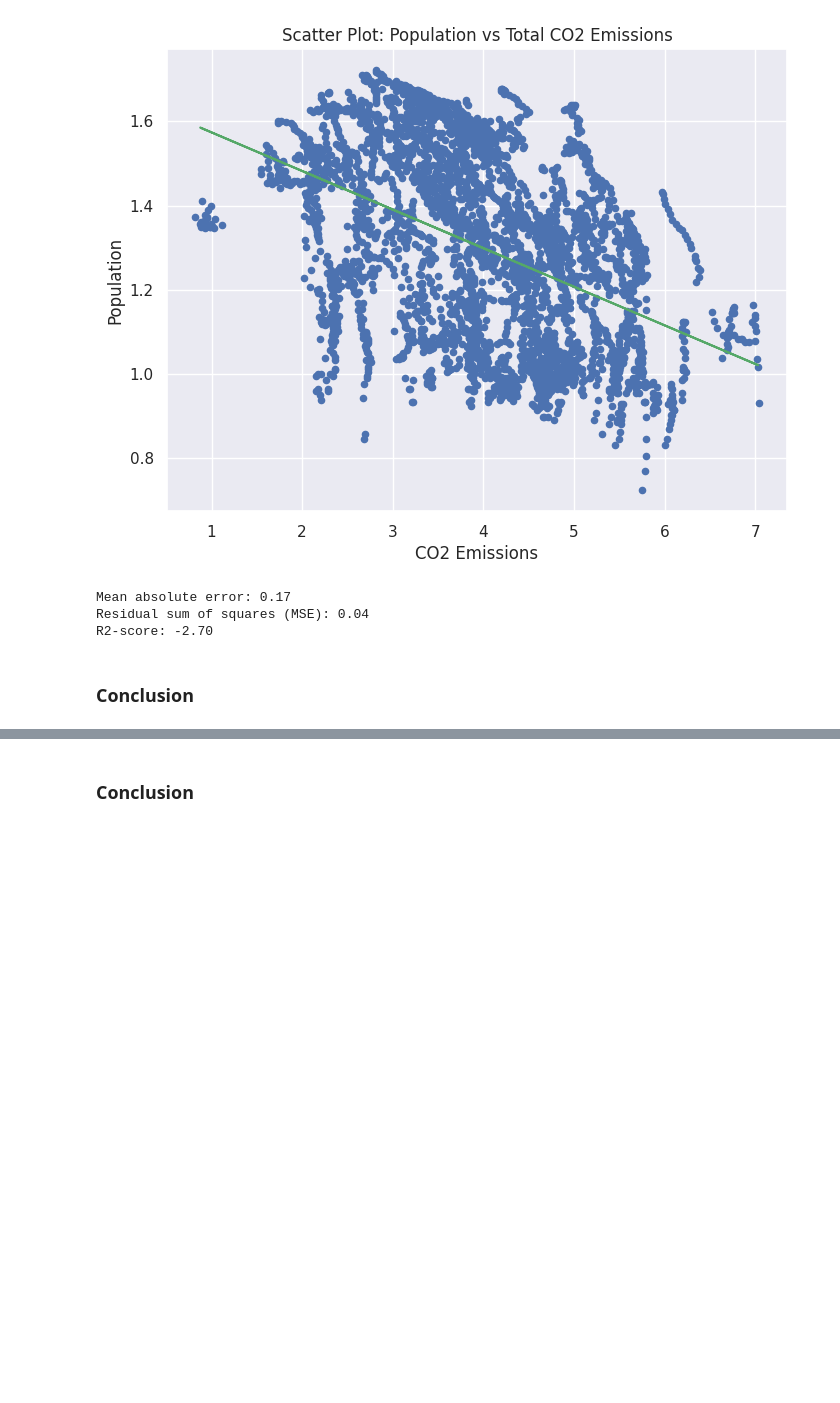
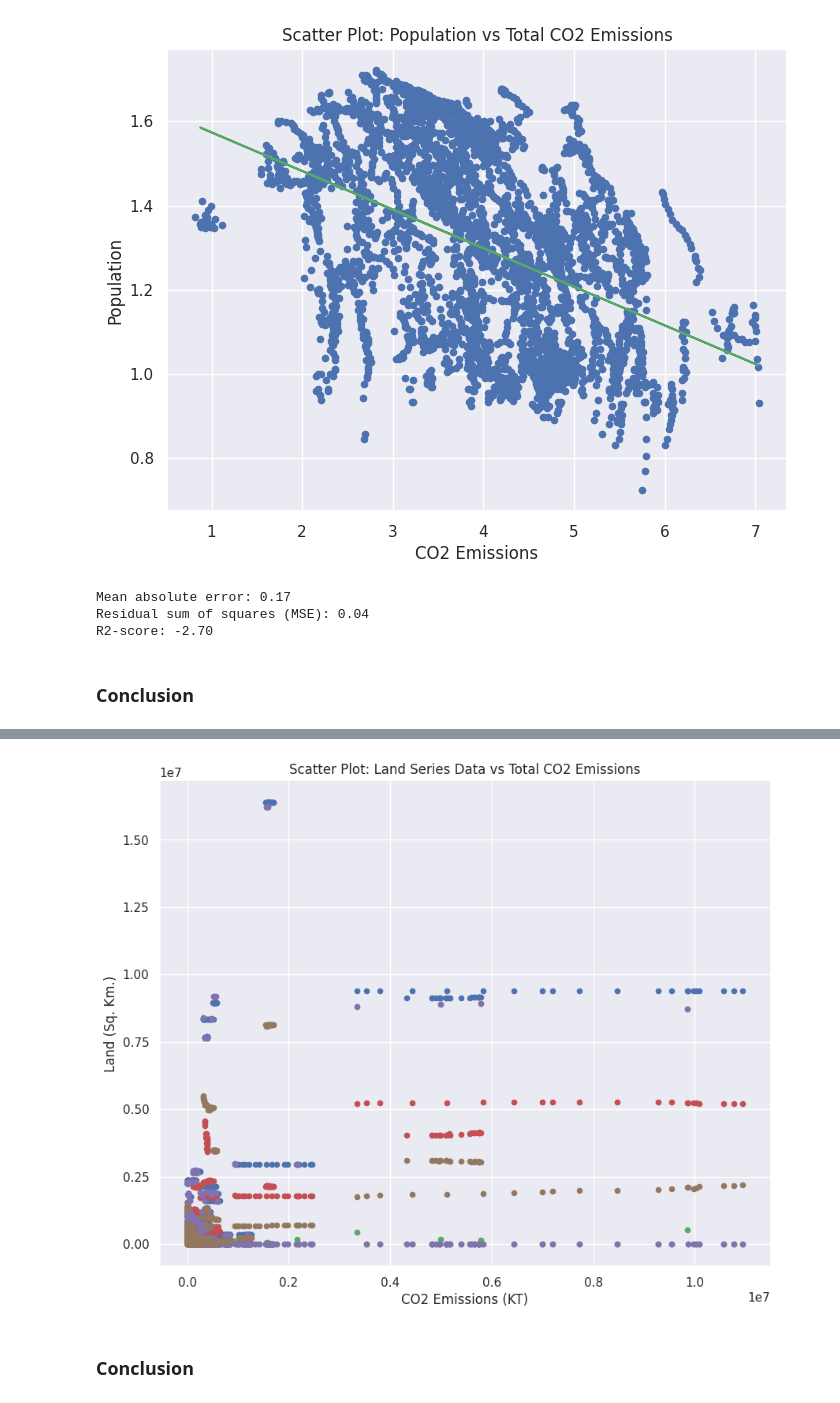
Before and after one commit to daemonchild/cardiffmet-dat4004-data-science-fundamentals, a Jupyter notebook: jupyter-notebook/WorldBankData.ipynb, the cells around one changed output, grey strips where cells are left out. Saved outputs shown, nothing was run; the diff lists cells and outputs as text; code cells hidden in the pictures; blank space fills up the shorter version.

```diff
--- a/jupyter-notebook/WorldBankData.ipynb
+++ b/jupyter-notebook/WorldBankData.ipynb
@@ -1285,3 +1324,46 @@ EN.ATM.CO2E.KT | CO2 Emissions | Tons x 10^3 (KT)
+# %%
+lnd_vs_co2_df = pd.DataFrame(columns = ['co2','tot','ru','ub','ag','ff'])
+
+# Extract values into a long series
+_loop_series = co2data_df[co2_data_num_fields]
+_co2_series = pd.concat([_loop_series[col] for col in _loop_series])
+
+_loop_series = lnd_tot_df[co2_data_num_fields]
+_lnd_tot_series  = pd.concat([_loop_series[col] for col in _loop_series])
+
+_loop_series = lnd_tot_ru_df[co2_data_num_fields]
+_lnd_tot_ru_series  = pd.concat([_loop_series[col] for col in _loop_series])
+
+_loop_series = lnd_tot_ub_df[co2_data_num_fields]
+_lnd_tot_ub_series  = pd.concat([_loop_series[col] for col in _loop_series])
+
+_loop_series = lnd_ag_df [co2_data_num_fields]
+_lnd_ag_series = pd.concat([_loop_series[col] for col in _loop_series])
+
+_loop_series = lnd_ff_df[co2_data_num_fields]
+_lnd_ff_series  = pd.concat([_loop_series[col] for col in _loop_series])
+# %%
+lnd_vs_co2_df['co2'] = list (_co2_series )
+lnd_vs_co2_df['tot'] = list (_lnd_tot_series )
+lnd_vs_co2_df['ru']  = list (_lnd_tot_ru_series )
+lnd_vs_co2_df['ub']  = list (_lnd_tot_ub_series )
+lnd_vs_co2_df['ag']  = list (_lnd_ag_series )
+lnd_vs_co2_df['ff']  = list (_lnd_ff_series )
+# %%
+# Plot as a scatter plot
+plt.figure(figsize=(10, 8))
+plt.scatter(lnd_vs_co2_df['co2'], lnd_vs_co2_df['tot'], label=col, s=20)
+plt.scatter(lnd_vs_co2_df['co2'], lnd_vs_co2_df['ru'], label=col, s=20)
+plt.scatter(lnd_vs_co2_df['co2'], lnd_vs_co2_df['ub'], label=col, s=20)
+plt.scatter(lnd_vs_co2_df['co2'], lnd_vs_co2_df['ag'], label=col, s=20)
+plt.scatter(lnd_vs_co2_df['co2'], lnd_vs_co2_df['ru'], label=col, s=20)
+plt.scatter(lnd_vs_co2_df['co2'], lnd_vs_co2_df['ff'], label=col, s=20)
+plt.ylabel('Land (Sq. Km.)')
+plt.xlabel('CO2 Emissions (KT)')
+plt.title('Scatter Plot: Land Series Data vs Total CO2 Emissions')
+plt.show();
+# %% [output]
+[figure, added]
 # %% [markdown]
 ### Conclusion
 # %% [markdown]
```
Also changed, not shown: parts of 10 cells of this notebook.
